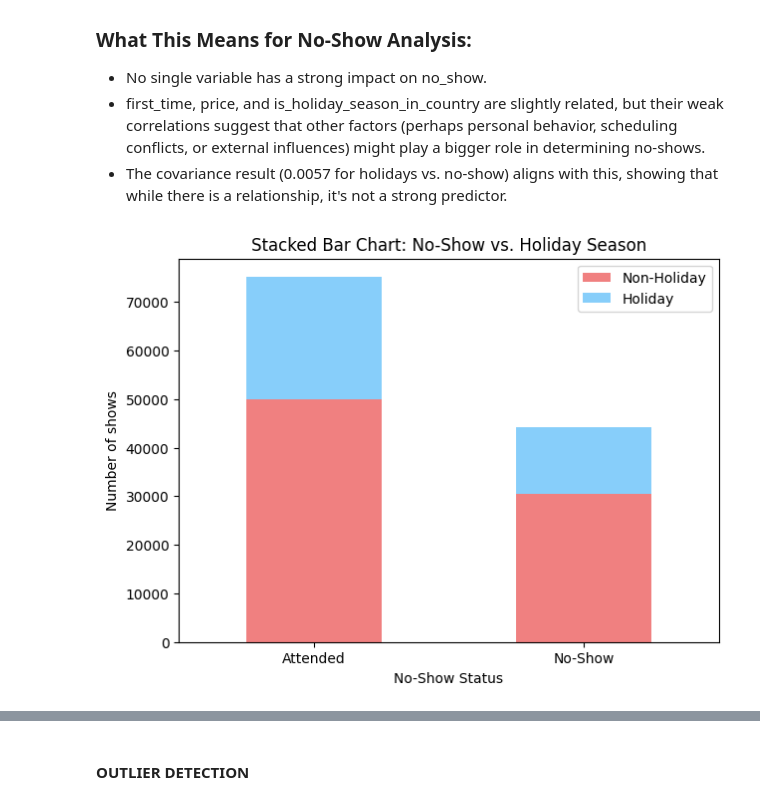
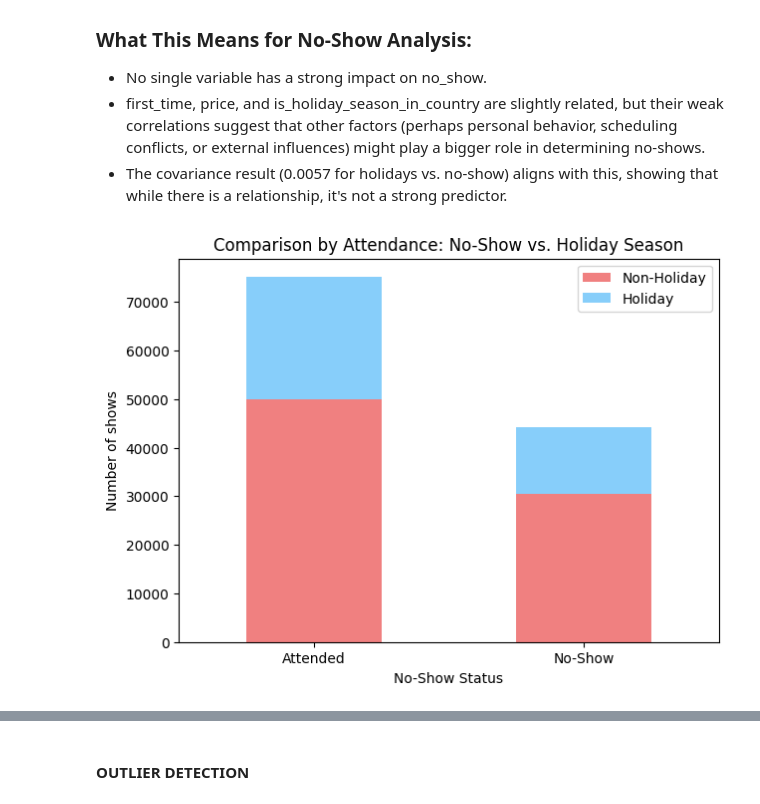
Before and after one commit to e-seet/inf2008ML, a Jupyter notebook: notebook-v2.ipynb, the cells around one changed output, grey strips where cells are left out. Drawn from its saved outputs; the diff is of its cells as text; code cells hidden in the pictures.

```diff
--- a/notebook-v2.ipynb
+++ b/notebook-v2.ipynb
@@ -2069,31 +1997,31 @@ num_adults                       21.813250    0.243824
 # %%
 # Ensure 'is_holiday_season_in_country' and 'no_show' are numeric
 data['is_holiday_season_in_country'] = pd.to_numeric(data['is_holiday_season_in_country'], errors='coerce')
 data['no_show'] = pd.to_numeric(data['no_show'], errors='coerce')
 
 # Drop NaN values if conversion failed
 data = data.dropna(subset=['is_holiday_season_in_country', 'no_show'])
 
 # Group by no-show status and holiday season
 no_show_counts = data.groupby(['no_show', 'is_holiday_season_in_country']).size().unstack(fill_value=0)
 
 # Rename columns for clarity
 no_show_counts.columns = ['Non-Holiday', 'Holiday']
 
 # Plot stacked bar chart
 ax = no_show_counts.plot(kind='bar', stacked=True, color=['lightcoral', 'lightskyblue'], figsize=(7, 5))
 
 # Set labels and title
 plt.xticks(ticks=[0, 1], labels=['Attended', 'No-Show'], rotation=0)
 plt.xlabel("No-Show Status")
 plt.ylabel("Number of shows")
-plt.title("Stacked Bar Chart: No-Show vs. Holiday Season")
+plt.title("Comparison by Attendance: No-Show vs. Holiday Season")
 plt.legend(["Non-Holiday", "Holiday"], loc='upper right')
 
 # Show the plot
 plt.show()
 # %% [output]
-[figure, old version]
+[figure, new version]
 # %%
 # Ensure data columns are numeric
 data['is_holiday_season_in_country'] = pd.to_numeric(data['is_holiday_season_in_country'], errors='coerce')
```
Also changed, not shown: parts of 25 cells of this notebook.
